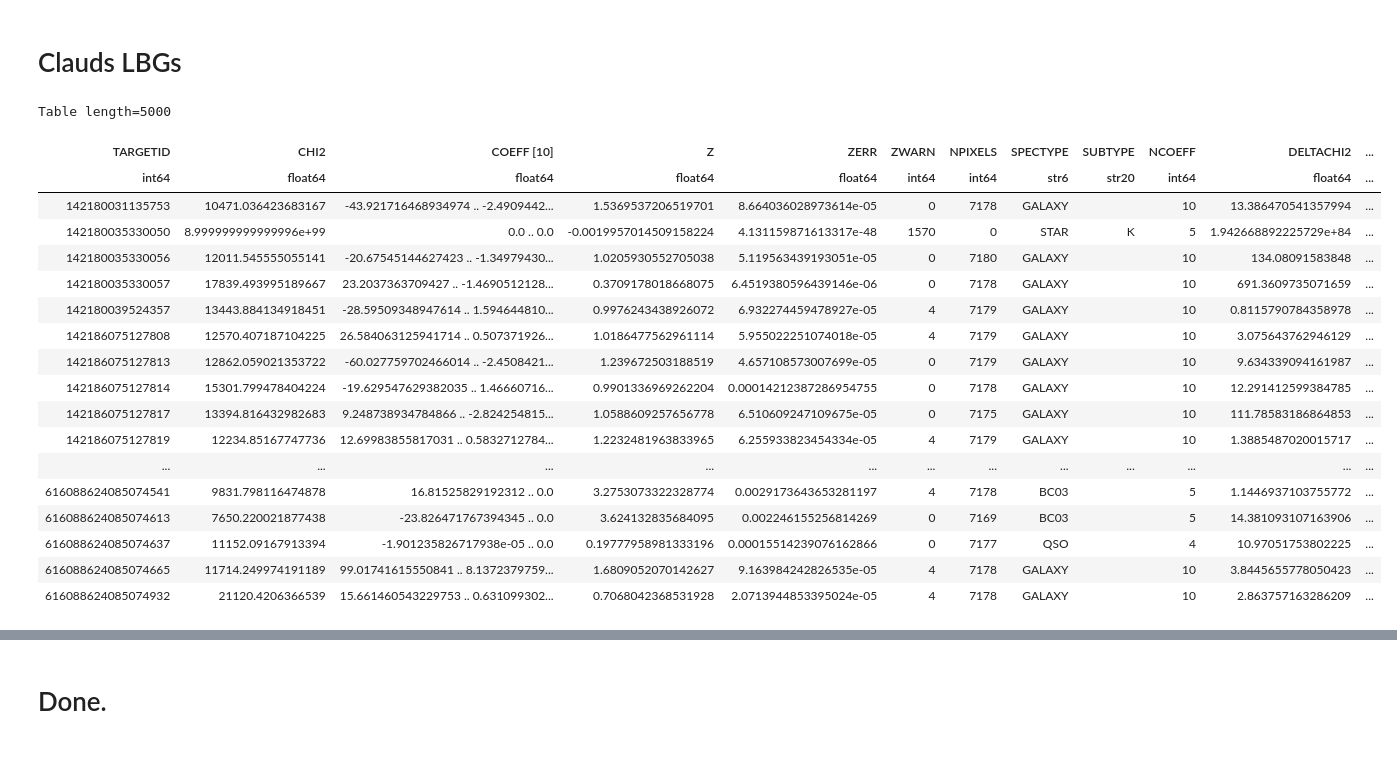
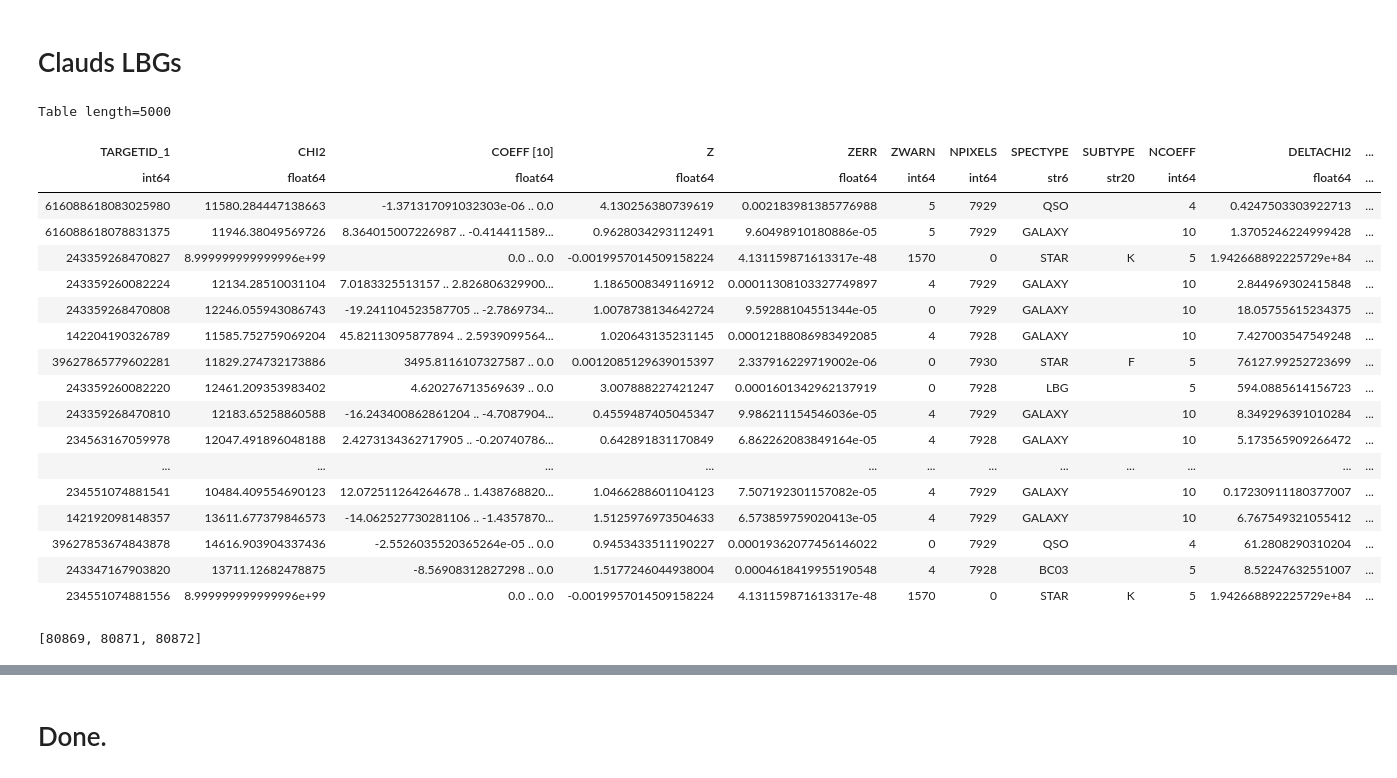
Before and after one commit to michaelJwilson/DESILBGSPEC, a Jupyter notebook: clauds.ipynb, the cells around one changed output, grey strips where cells are left out. Drawn from its saved outputs; the diff is of its cells as text; code cells hidden in the pictures.

```diff
--- a/clauds.ipynb
+++ b/clauds.ipynb
@@ -10,15 +10,23 @@ from   desitarget.sv1.sv1_targetmask import desi_mask, bgs_mask, mws_mask, scnd_
 # Clauds LBGs
 # %%
 def gather_tile(tileid):
-    files  = glob.glob('/global/cscratch1/sd/mjwilson/DESILBGSPEC/June21/{}/v2.1/zbest-?-{}.fits'.format(tileid, tileid))
-    files  = [fits.open(x) for x in files]
+    # fpath  = '/global/cscratch1/sd/mjwilson/DESILBGSPEC/June21/{}/v2.1/zbest-?-{}.fits'.format(tileid, tileid)
+    fpath    = '/global/cscratch1/sd/mjwilson/DESILBGSPEC/f3//v4.1//tiles/cumulative/{}/*/redrock-*'.format(tileid)
 
-    zbests = [Table(x['ZBEST'].data) for x in files]
-    zbests = vstack(zbests)
+    files    = glob.glob(fpath)
+    files    = [fits.open(x) for x in files]
 
-    fmaps  = [Table(x['FIBERMAP'].data) for x in files]
-    fmaps  = vstack(fmaps)
+    zbests   = [Table(x['REDSHIFTS'].data) for x in files]
+    zbests   = vstack(zbests)
 
-    return {tileid: [zbests, fmaps]}
+    fmaps    = [Table(x['FIBERMAP'].data) for x in files]
+    fmaps    = vstack(fmaps)
+
+    assert  np.all(zbests['TARGETID'] == fmaps['TARGETID'])
+
+    return  {tileid: hstack([zbests, fmaps])}
 # %%
 results = {}
+# %%
+# HETDEX
+results.update(gather_tile(80869))
@@ -28,23 +41,23 @@ results.update(gather_tile(80871))
 results.update(gather_tile(80872))
 # %%
-results[80871][0]
+results[80871]
 # %% [output]
 Table length=5000
-| TARGETID | CHI2 | COEFF [10] | Z | ZERR | ZWARN | NPIXELS | SPECTYPE | SUBTYPE | NCOEFF | DELTACHI2 | ... |
+| TARGETID_1 | CHI2 | COEFF [10] | Z | ZERR | ZWARN | NPIXELS | SPECTYPE | SUBTYPE | NCOEFF | DELTACHI2 | ... |
 | int64 | float64 | float64 | float64 | float64 | int64 | int64 | str6 | str20 | int64 | float64 | ... |
-| 142180031135753 | 10471.036423683167 | -43.921716468934974 .. -2.4909442... | 1.5369537206519701 | 8.664036028973614e-05 | 0 | 7178 | GALAXY |  | 10 | 13.386470541357994 | ... |
-| 142180035330050 | 8.999999999999996e+99 | 0.0 .. 0.0 | -0.0019957014509158224 | 4.131159871613317e-48 | 1570 | 0 | STAR | K | 5 | 1.942668892225729e+84 | ... |
-| 142180035330056 | 12011.545555055141 | -20.67545144627423 .. -1.34979430... | 1.0205930552705038 | 5.119563439193051e-05 | 0 | 7180 | GALAXY |  | 10 | 134.08091583848 | ... |
-| 142180035330057 | 17839.493995189667 | 23.2037363709427 .. -1.4690512128... | 0.3709178018668075 | 6.4519380596439146e-06 | 0 | 7178 | GALAXY |  | 10 | 691.3609735071659 | ... |
-| 142180039524357 | 13443.884134918451 | -28.59509348947614 .. 1.594644810... | 0.9976243438926072 | 6.932274459478927e-05 | 4 | 7179 | GALAXY |  | 10 | 0.8115790784358978 | ... |
-| 142186075127808 | 12570.407187104225 | 26.584063125941714 .. 0.507371926... | 1.0186477562961114 | 5.955022251074018e-05 | 4 | 7179 | GALAXY |  | 10 | 3.075643762946129 | ... |
-| 142186075127813 | 12862.059021353722 | -60.027759702466014 .. -2.4508421... | 1.239672503188519 | 4.657108573007699e-05 | 0 | 7179 | GALAXY |  | 10 | 9.634339094161987 | ... |
-| 142186075127814 | 15301.799478404224 | -19.629547629382035 .. 1.46660716... | 0.9901336969262204 | 0.00014212387286954755 | 0 | 7178 | GALAXY |  | 10 | 12.291412599384785 | ... |
-| 142186075127817 | 13394.816432982683 | 9.248738934784866 .. -2.824254815... | 1.0588609257656778 | 6.510609247109675e-05 | 0 | 7175 | GALAXY |  | 10 | 111.78583186864853 | ... |
-| 142186075127819 | 12234.85167747736 | 12.69983855817031 .. 0.5832712784... | 1.2232481963833965 | 6.255933823454334e-05 | 4 | 7179 | GALAXY |  | 10 | 1.3885487020015717 | ... |
+| 616088618083025980 | 11580.284447138663 | -1.371317091032303e-06 .. 0.0 | 4.130256380739619 | 0.002183981385776988 | 5 | 7929 | QSO |  | 4 | 0.4247503303922713 | ... |
+| 616088618078831375 | 11946.38049569726 | 8.364015007226987 .. -0.414411589... | 0.9628034293112491 | 9.60498910180886e-05 | 5 | 7929 | GALAXY |  | 10 | 1.3705246224999428 | ... |
+| 243359268470827 | 8.999999999999996e+99 | 0.0 .. 0.0 | -0.0019957014509158224 | 4.131159871613317e-48 | 1570 | 0 | STAR | K | 5 | 1.942668892225729e+84 | ... |
+| 243359260082224 | 12134.28510031104 | 7.0183325513157 .. 2.826806329900... | 1.1865008349116912 | 0.00011308103327749897 | 4 | 7929 | GALAXY |  | 10 | 2.844969302415848 | ... |
+| 243359268470808 | 12246.055943086743 | -19.241104523587705 .. -2.7869734... | 1.0078738134642724 | 9.59288104551344e-05 | 0 | 7929 | GALAXY |  | 10 | 18.05755615234375 | ... |
+| 142204190326789 | 11585.752759069204 | 45.82113095877894 .. 2.5939099564... | 1.020643135231145 | 0.00012188086983492085 | 4 | 7928 | GALAXY |  | 10 | 7.427003547549248 | ... |
+| 39627865779602281 | 11829.274732173886 | 3495.8116107327587 .. 0.0 | 0.0012085129639015397 | 2.337916229719002e-06 | 0 | 7930 | STAR | F | 5 | 76127.99252723699 | ... |
+| 243359260082220 | 12461.209353983402 | 4.620276713569639 .. 0.0 | 3.007888227421247 | 0.0001601342962137919 | 0 | 7928 | LBG |  | 5 | 594.0885614156723 | ... |
+| 243359268470810 | 12183.65258860588 | -16.243400862861204 .. -4.7087904... | 0.4559487405045347 | 9.986211154546036e-05 | 4 | 7929 | GALAXY |  | 10 | 8.349296391010284 | ... |
+| 234563167059978 | 12047.491896048188 | 2.4273134362717905 .. -0.20740786... | 0.642891831170849 | 6.862262083849164e-05 | 4 | 7928 | GALAXY |  | 10 | 5.173565909266472 | ... |
 | ... | ... | ... | ... | ... | ... | ... | ... | ... | ... | ... | ... |
-| 616088624085074541 | 9831.798116474878 | 16.81525829192312 .. 0.0 | 3.2753073322328774 | 0.0029173643653281197 | 4 | 7178 | BC03 |  | 5 | 1.1446937103755772 | ... |
-| 616088624085074613 | 7650.220021877438 | -23.826471767394345 .. 0.0 | 3.624132835684095 | 0.002246155256814269 | 0 | 7169 | BC03 |  | 5 | 14.381093107163906 | ... |
-| 616088624085074637 | 11152.09167913394 | -1.901235826717938e-05 .. 0.0 | 0.19777958981333196 | 0.00015514239076162866 | 0 | 7177 | QSO |  | 4 | 10.97051753802225 | ... |
-| 616088624085074665 | 11714.249974191189 | 99.01741615550841 .. 8.1372379759... | 1.6809052070142627 | 9.163984242826535e-05 | 4 | 7178 | GALAXY |  | 10 | 3.8445655778050423 | ... |
-| 616088624085074932 | 21120.4206366539 | 15.661460543229753 .. 0.631099302... | 0.7068042368531928 | 2.0713944853395024e-05 | 4 | 7178 | GALAXY |  | 10 | 2.863757163286209 | ... |
+| 234551074881541 | 10484.409554690123 | 12.072511264264678 .. 1.438768820... | 1.0466288601104123 | 7.507192301157082e-05 | 4 | 7929 | GALAXY |  | 10 | 0.17230911180377007 | ... |
+| 142192098148357 | 13611.677379846573 | -14.062527730281106 .. -1.4357870... | 1.5125976973504633 | 6.573859759020413e-05 | 4 | 7929 | GALAXY |  | 10 | 6.767549321055412 | ... |
+| 39627853674843878 | 14616.903904337436 | -2.5526035520365264e-05 .. 0.0 | 0.9453433511190227 | 0.00019362077456146022 | 0 | 7929 | QSO |  | 4 | 61.2808290310204 | ... |
+| 243347167903820 | 13711.12682478875 | -8.56908312827298 .. 0.0 | 1.5177246044938004 | 0.0004618419955190548 | 4 | 7928 | BC03 |  | 5 | 8.52247632551007 | ... |
+| 234551074881556 | 8.999999999999996e+99 | 0.0 .. 0.0 | -0.0019957014509158224 | 4.131159871613317e-48 | 1570 | 0 | STAR | K | 5 | 1.942668892225729e+84 | ... |
@@ -50,0 +66,5 @@ Table length=5000
+# %%
+tids = sorted(list(results.keys()))
+tids
+# %% [output]
+[80869, 80871, 80872]
```
Also changed, not shown: parts of 15 cells of this notebook, 1 other file.
